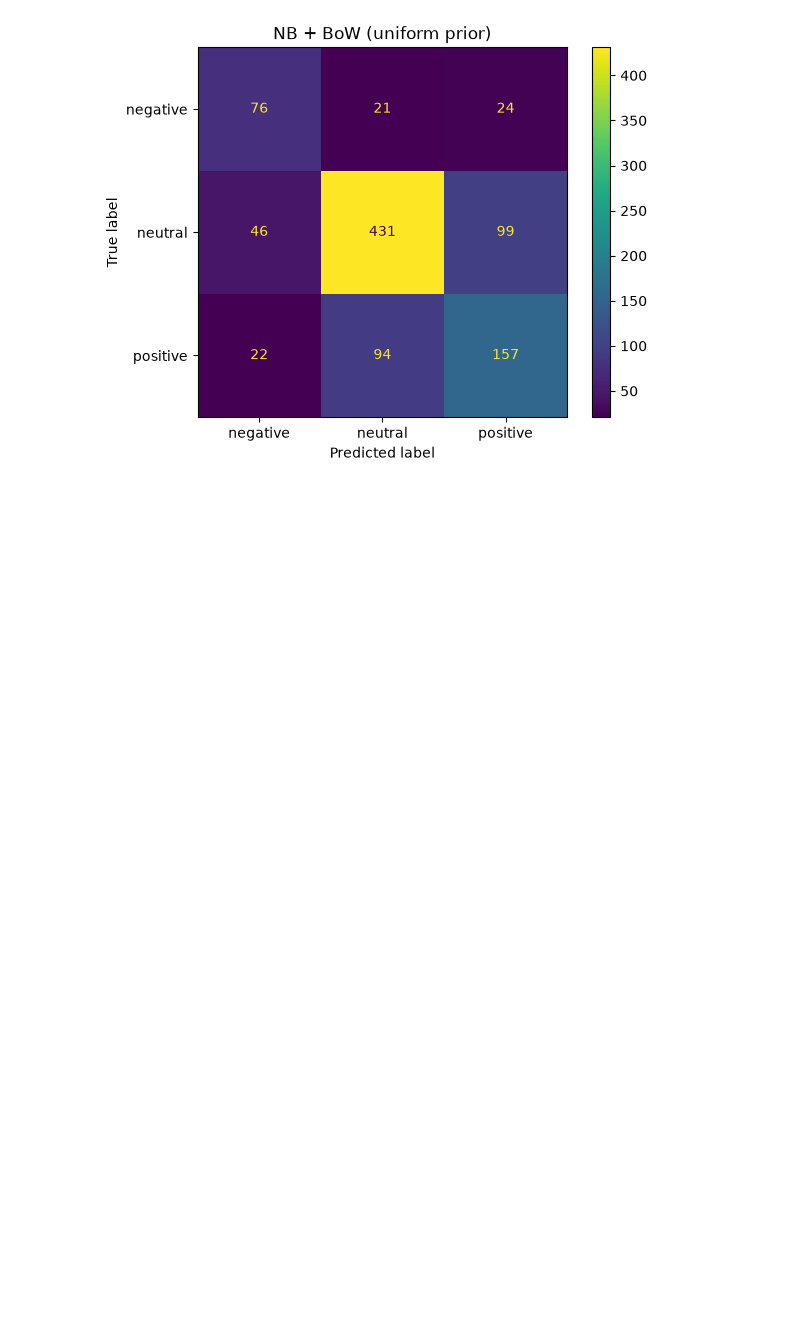
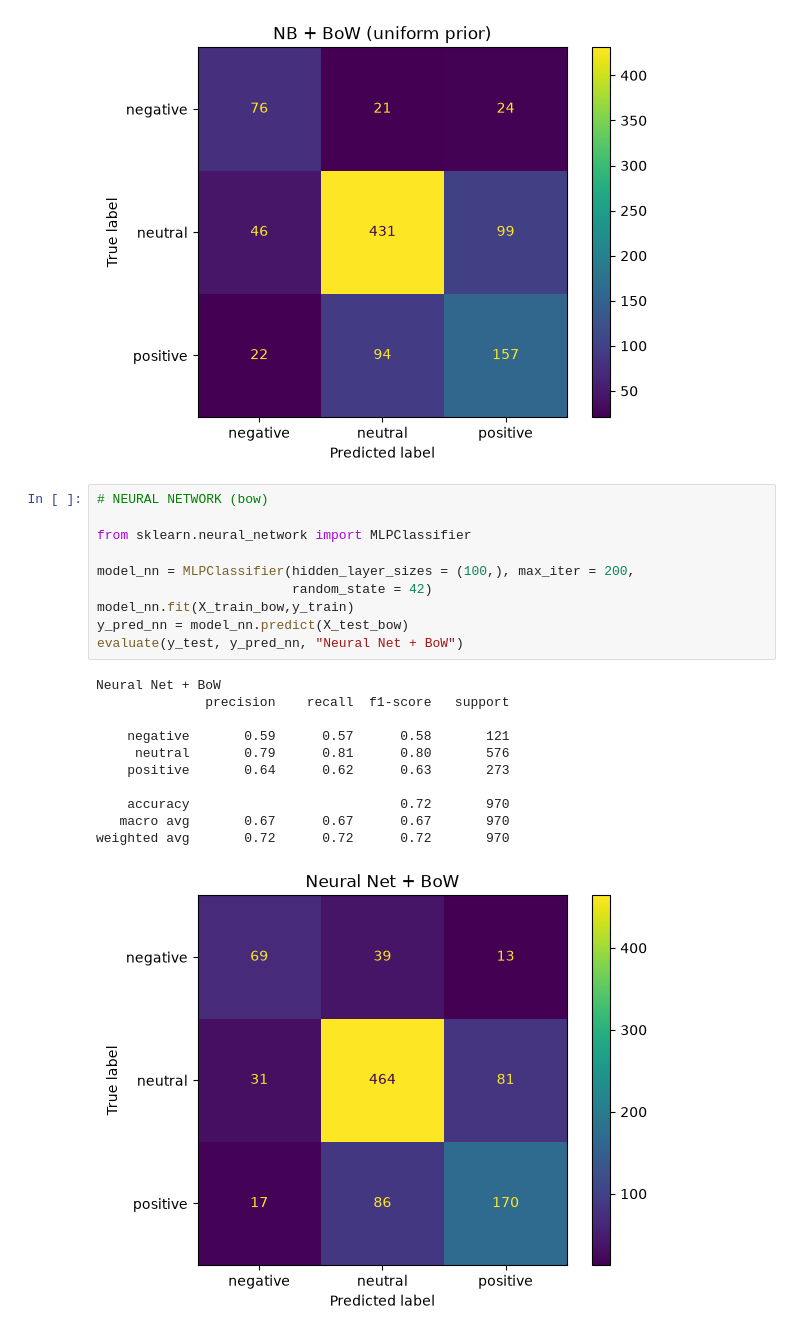
Before and after one commit to riccardotella/Sentiment_Analysis_of_Financial_News, a Jupyter notebook: notebooks/Task3_Sentiment_Classification.ipynb, the cells around one changed output. Cells and saved outputs as stored; diff of their text form; blank space fills up the shorter version.

```diff
--- a/notebooks/Task3_Sentiment_Classification.ipynb
+++ b/notebooks/Task3_Sentiment_Classification.ipynb
@@ -170,3 +170,25 @@ NB + BoW (uniform prior)
    macro avg       0.63      0.65      0.64       970
 weighted avg       0.69      0.68      0.69       970
 [figure]
+# %%
+# NEURAL NETWORK (bow)
+
+from sklearn.neural_network import MLPClassifier
+
+model_nn = MLPClassifier(hidden_layer_sizes = (100,), max_iter = 200,
+						 random_state = 42)
+model_nn.fit(X_train_bow,y_train)
+y_pred_nn = model_nn.predict(X_test_bow)
+evaluate(y_test, y_pred_nn, "Neural Net + BoW")
+# %% [output]
+Neural Net + BoW
+              precision    recall  f1-score   support
+
+    negative       0.59      0.57      0.58       121
+     neutral       0.79      0.81      0.80       576
+    positive       0.64      0.62      0.63       273
+
+    accuracy                           0.72       970
+   macro avg       0.67      0.67      0.67       970
+weighted avg       0.72      0.72      0.72       970
+[figure, added]
```
Also changed, not shown: 2 other files.
